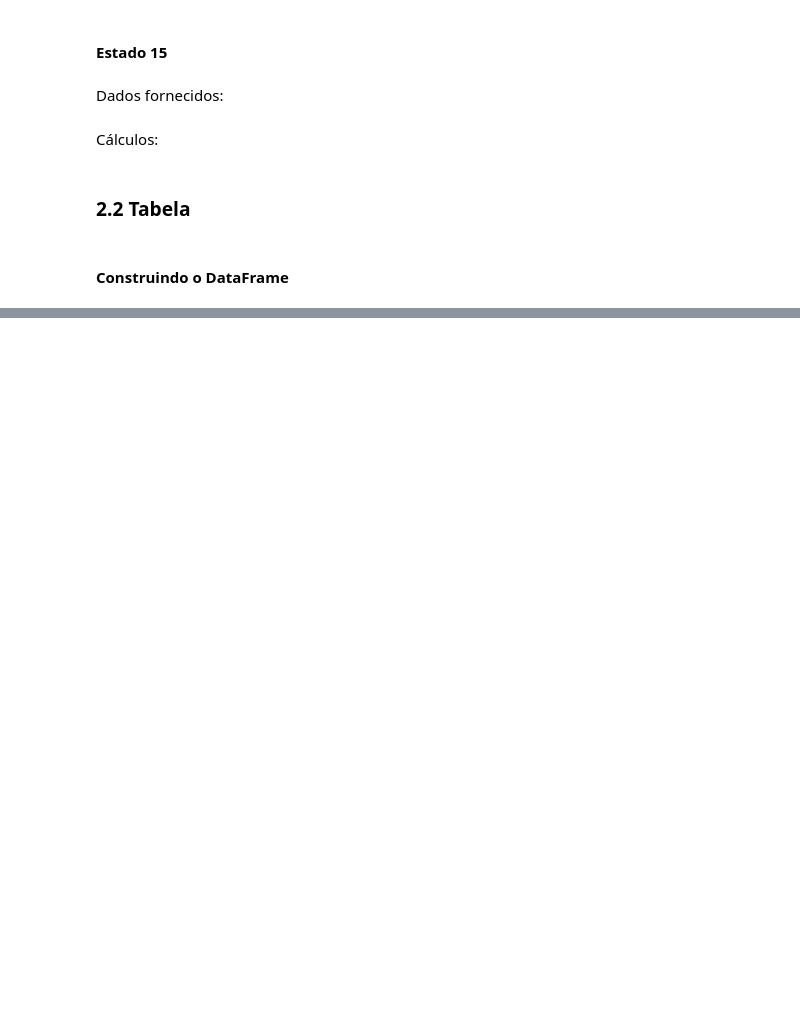
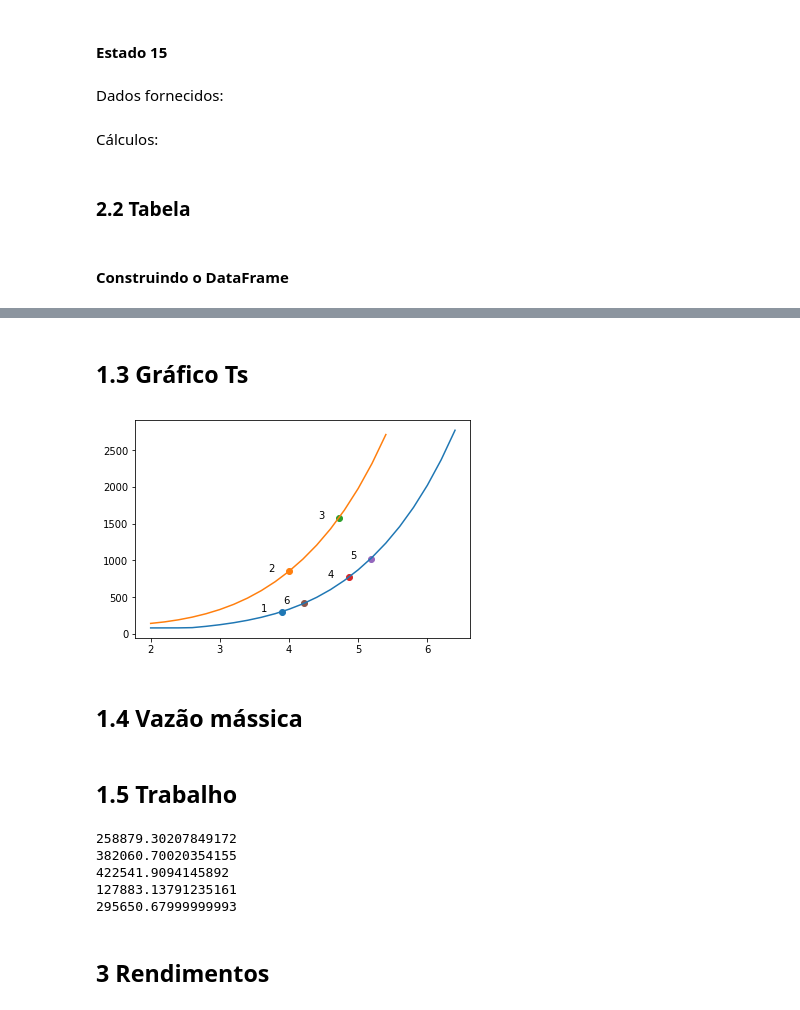
Before and after one commit to pimenta-arthur/thermoelectric_cycle, a Jupyter notebook: ENE129-T1.ipynb, the cells around one changed output, grey strips where cells are left out. Drawn from its saved outputs; the diff is of its cells as text; code cells hidden in the pictures; blank space fills up the shorter version.

```diff
--- a/ENE129-T1.ipynb
+++ b/ENE129-T1.ipynb
@@ -660,0 +684,21 @@ Tsplot.show()
+# %%
+# Temos: 0 = m_gas*(h5 - h6) + m_vapor*(h_agua - h_vapor)
+# h6 = (h5*m_gas + m_vapor*(h_agua - h_vapor))/m_gas
+# h6 = h5 + (m_vapor*/m_gas)*(h_agua - h_vapor)
+
+# Entalpia
+# print(m_vapor/m_gas)
+# print(df_2.iloc[0,3])
+# print(df_2.iloc[14,3])
+print('h5',h5)
+h6 = h5 - ((m_vapor/m_gas)*(df_2.iloc[0,3]-df_2.iloc[14,3])*1e3) #J/kg
+print('h6', h6)
+# Entropia
+s6 = CP.PropsSI('S', 'P', P6, 'H', h6, 'Air') #J/kg*K
+# Temperatura
+T6 = CP.PropsSI('T', 'P', P6, 'H', h6, 'Air') #K
+# Volume específico
+v6 = 1/CP.PropsSI('D', 'P', P6, 'H', P6, 'Air') #m^3/kg
+# print(df_2.iloc[0,3])
+# print(df_2.iloc[14,3])
+# print(h6)
@@ -660,0 +758,2 @@ Tsplot.show()
+# %% [markdown]
+## 1.3 Gráfico Ts
@@ -660,0 +772,20 @@ Tsplot.show()
+# %%
+# isobáricas
+plt.plot(x_1, y_1, x_2, y_2)
+
+# estados
+x_range = df.iloc[:,4]
+y_range = df.iloc[:,1].map(lambda x: x+273.15)
+# ax.scatter(df_2.iloc[:,4], df_2.iloc[:,1].map(lambda x: x+273.15))
+
+for txt, x, y in zip(df.index, x_range, y_range):
+    plt.scatter(x, y)
+    plt.annotate(txt+1, [x-0.3, y-0.3])
+
+# conectar os estados
+
+plt.show()
+# %% [output]
+[figure, added]
+# %% [markdown]
+## 1.4 Vazão mássica
@@ -660,0 +795,31 @@ Tsplot.show()
+# %% [markdown]
+##  1.5 Trabalho
+# %%
+# Compressor
+w_c = (h2-h1)*m1*1e-3 #KW
+
+# CB
+q_cb = (h3-h2)*m2*1e-3 #KW
+
+# Turbina a gás
+w_tg = (h3-h4)*m3*1e-3 #KW
+
+# Queima suplementar
+q_qs = (h5-h4)*m4*1e-3 #KW
+
+# Caldeira de recuperação
+q_cr = (h5-h6)*m5*1e-3 #KW
+
+print(w_c)
+print(q_cb)
+print(w_tg)
+print(q_qs)
+print(q_cr)
+# %% [output]
+258879.30207849172
+382060.70020354155
+422541.9094145892
+127883.13791235161
+295650.67999999993
+# %% [markdown]
+## 3 Rendimentos
```
Also changed, not shown: parts of 96 cells of this notebook, 1 other file.
